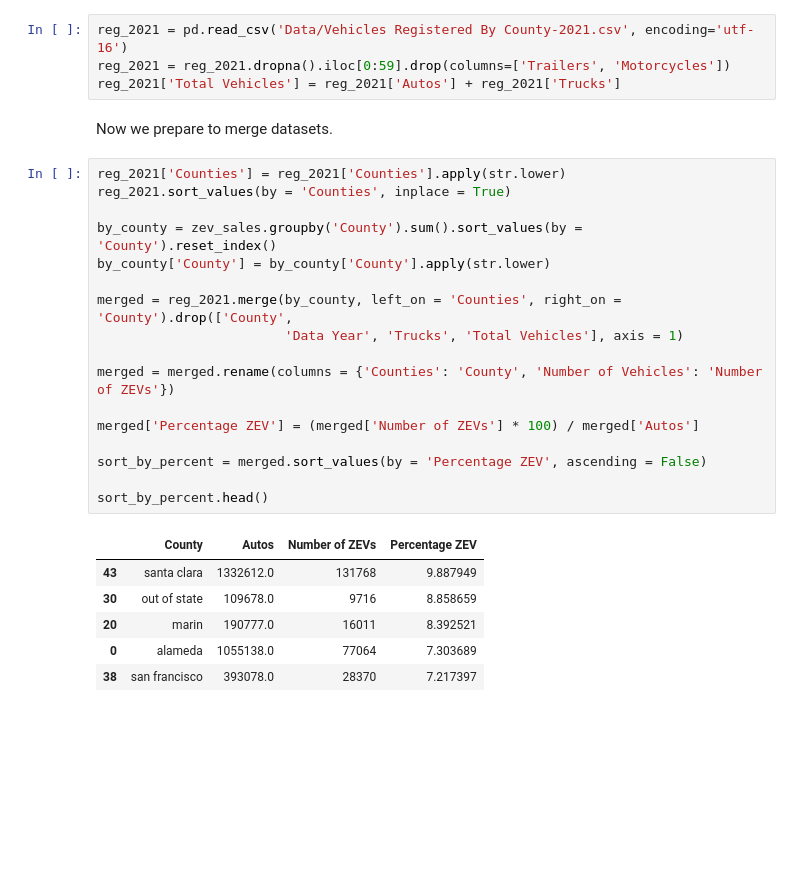
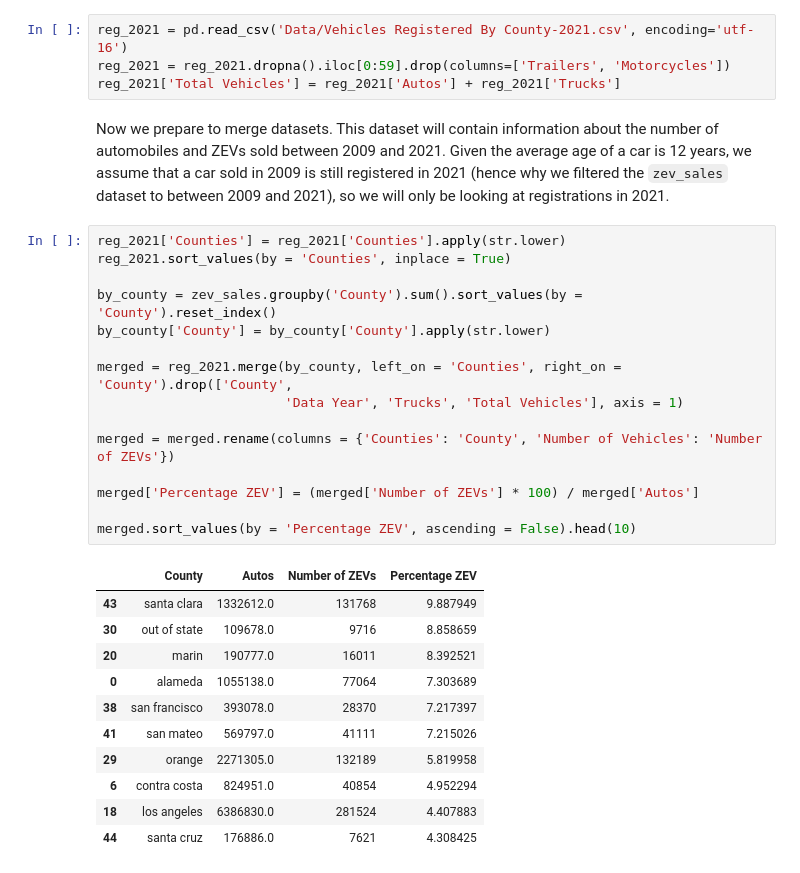
Before and after one commit to nliu880/EV-Sales-in-California, a Jupyter notebook: nicolebook.ipynb, the cells around one changed output. Saved outputs shown, nothing was run; the diff lists cells and outputs as text; blank space fills up the shorter version.

```diff
--- a/nicolebook.ipynb
+++ b/nicolebook.ipynb
@@ -141,28 +184,31 @@ reg_2021 = pd.read_csv('Data/Vehicles Registered By County-2021.csv', encoding='
 reg_2021 = reg_2021.dropna().iloc[0:59].drop(columns=['Trailers', 'Motorcycles'])
 reg_2021['Total Vehicles'] = reg_2021['Autos'] + reg_2021['Trucks']
 # %% [markdown]
-Now we prepare to merge datasets.
+Now we prepare to merge datasets. This dataset will contain information about the number of automobiles and ZEVs sold between 2009 and 2021. Given the average age of a car is 12 years, we assume that a car sold in 2009 is still registered in 2021 (hence why we filtered the `zev_sales` dataset to between 2009 and 2021), so we will only be looking at registrations in 2021.
 # %%
 reg_2021['Counties'] = reg_2021['Counties'].apply(str.lower)
 reg_2021.sort_values(by = 'Counties', inplace = True)
 
 by_county = zev_sales.groupby('County').sum().sort_values(by = 'County').reset_index()
 by_county['County'] = by_county['County'].apply(str.lower)
 
 merged = reg_2021.merge(by_county, left_on = 'Counties', right_on = 'County').drop(['County',
                         'Data Year', 'Trucks', 'Total Vehicles'], axis = 1)
 
 merged = merged.rename(columns = {'Counties': 'County', 'Number of Vehicles': 'Number of ZEVs'})
 
 merged['Percentage ZEV'] = (merged['Number of ZEVs'] * 100) / merged['Autos']
 
-sort_by_percent = merged.sort_values(by = 'Percentage ZEV', ascending = False)
-
-sort_by_percent.head()
+merged.sort_values(by = 'Percentage ZEV', ascending = False).head(10)
 # %% [output]
 |  | County | Autos | Number of ZEVs | Percentage ZEV |
 | 43 | santa clara | 1332612.0 | 131768 | 9.887949 |
 | 30 | out of state | 109678.0 | 9716 | 8.858659 |
 | 20 | marin | 190777.0 | 16011 | 8.392521 |
 | 0 | alameda | 1055138.0 | 77064 | 7.303689 |
 | 38 | san francisco | 393078.0 | 28370 | 7.217397 |
+| 41 | san mateo | 569797.0 | 41111 | 7.215026 |
+| 29 | orange | 2271305.0 | 132189 | 5.819958 |
+| 6 | contra costa | 824951.0 | 40854 | 4.952294 |
+| 18 | los angeles | 6386830.0 | 281524 | 4.407883 |
+| 44 | santa cruz | 176886.0 | 7621 | 4.308425 |
```
Also changed, not shown: parts of 9 cells of this notebook.
